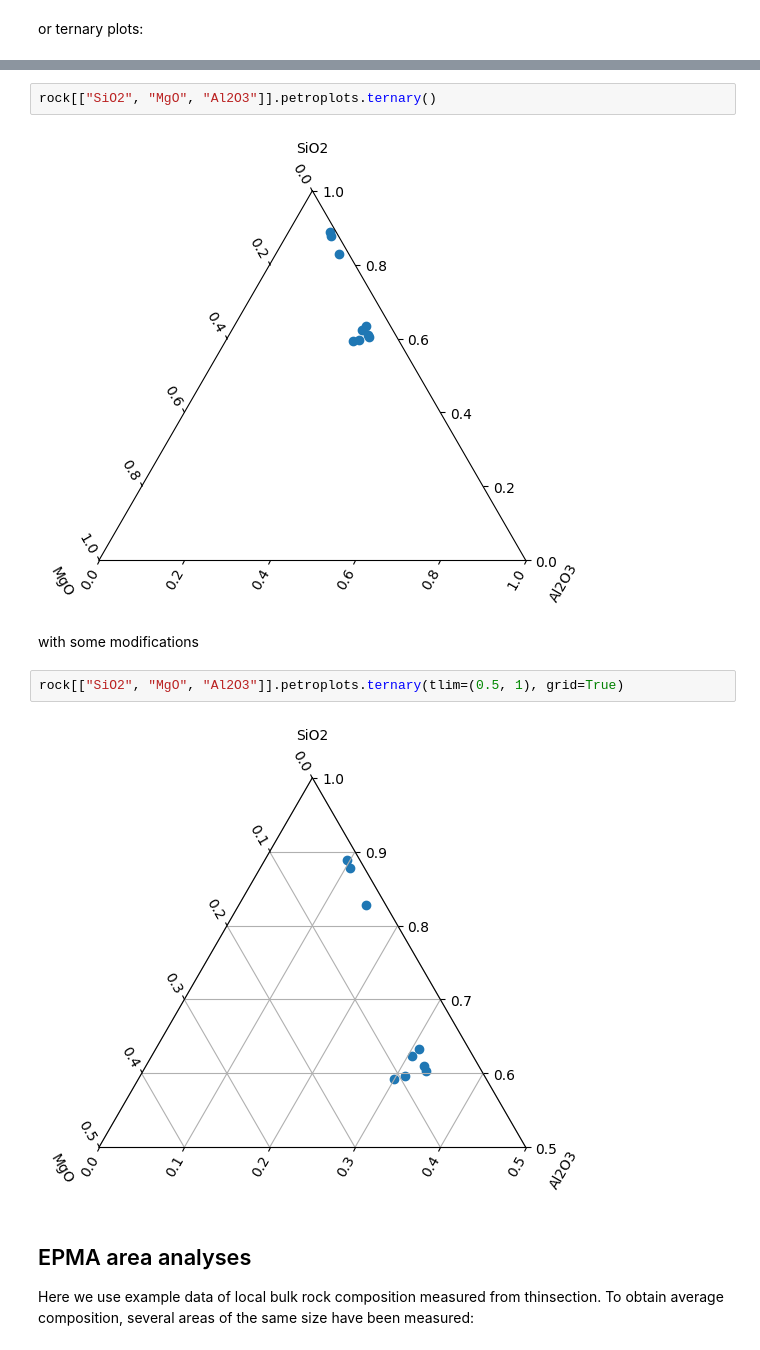
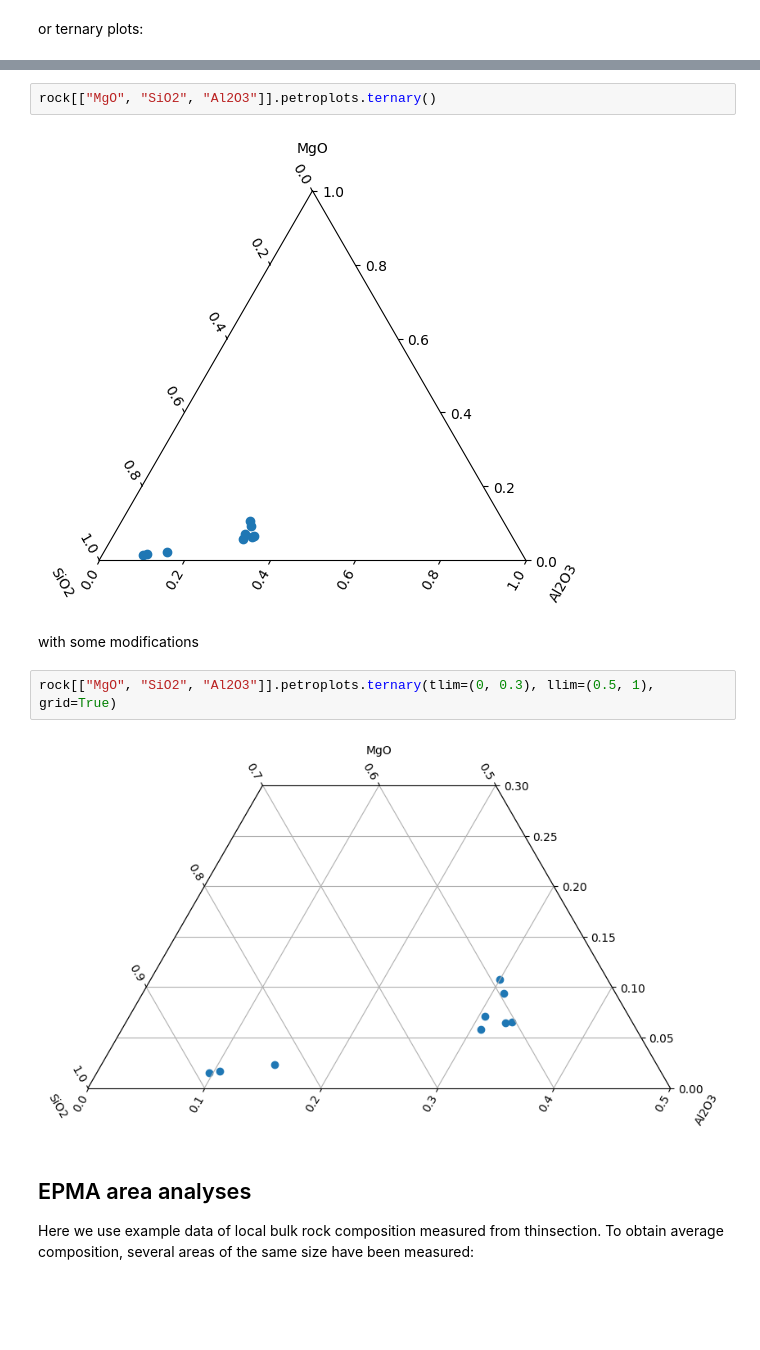
Before and after one commit to ondrolexa/petropandas, a Jupyter notebook: docs/notebooks/tutorial.ipynb, the cells around one changed output, grey strips where cells are left out. Drawn from its saved outputs; the diff is of its cells as text; blank space fills up the shorter version.

```diff
--- a/docs/notebooks/tutorial.ipynb
+++ b/docs/notebooks/tutorial.ipynb
@@ -153,13 +157,13 @@ or ternary plots:
 # %%
-rock[["SiO2", "MgO", "Al2O3"]].petroplots.ternary()
+rock[["MgO", "SiO2", "Al2O3"]].petroplots.ternary()
 # %% [output]
-[figure, old version]
+[figure, new version]
 # %% [markdown]
 with some modifications
 # %%
-rock[["SiO2", "MgO", "Al2O3"]].petroplots.ternary(tlim=(0.5, 1), grid=True)
+rock[["MgO", "SiO2", "Al2O3"]].petroplots.ternary(tlim=(0, 0.3), llim=(0.5, 1), grid=True)
 # %% [output]
-[figure, old version]
+[figure, new version]
 # %% [markdown]
 ## EPMA area analyses
 
```
Also changed, not shown: parts of 3 cells of this notebook, 2 other files.
